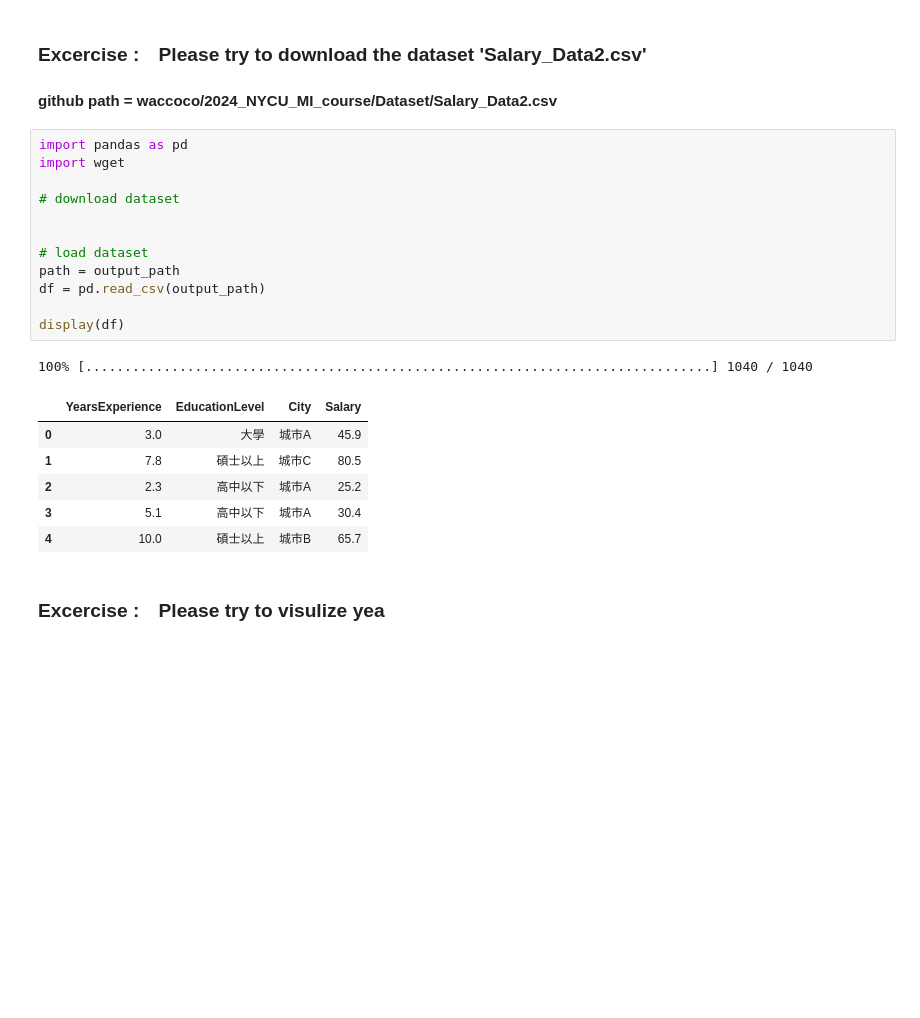
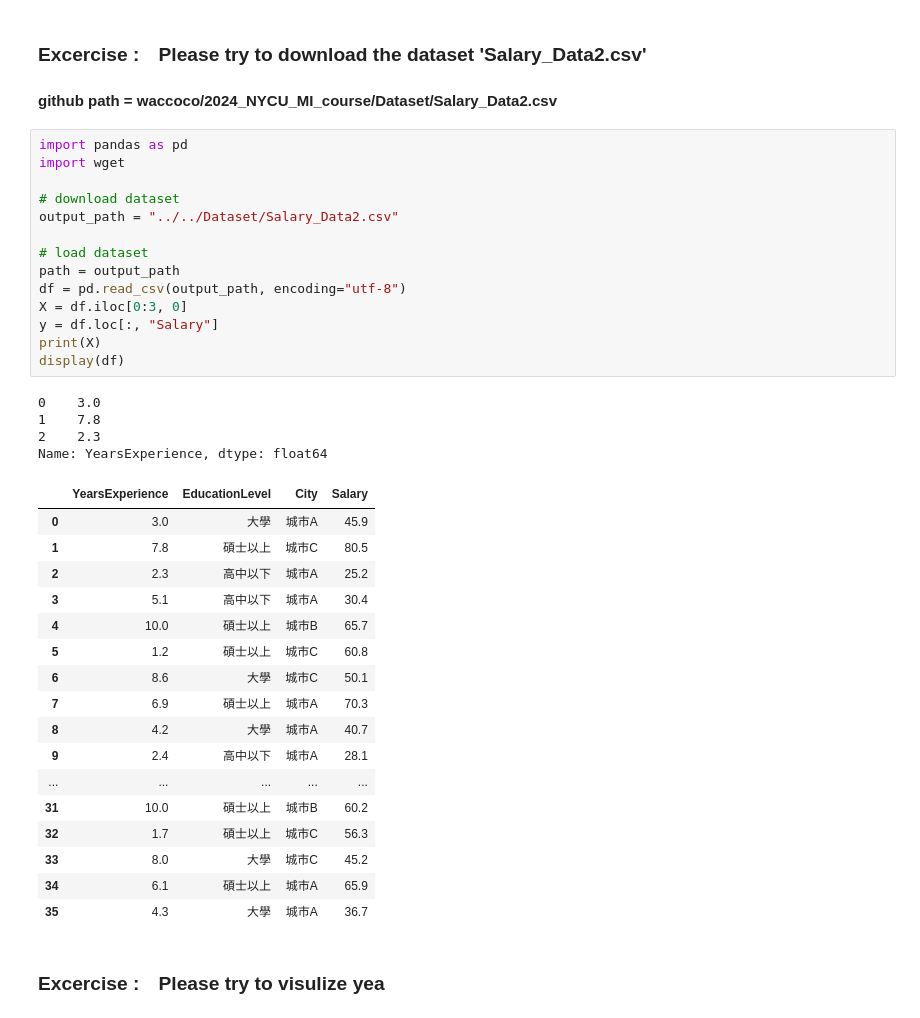
Before and after one commit to henry8248/mse_ml_course, a Jupyter notebook: 2024_NYCU_MI_course_to0319/240319/linear regression/1_Data_import_visulization_RandomSeed_Exercise.ipynb, the cells around one changed output. Saved outputs shown, nothing was run; the diff lists cells and outputs as text; blank space fills up the shorter version.

```diff
--- a/2024_NYCU_MI_course_to0319/240319/linear regression/1_Data_import_visulization_RandomSeed_Exercise.ipynb
+++ b/2024_NYCU_MI_course_to0319/240319/linear regression/1_Data_import_visulization_RandomSeed_Exercise.ipynb
@@ -117,23 +123,39 @@ fig.show()
 # %%
 import pandas as pd
 import wget
 
 # download dataset
-
+output_path = "../../Dataset/Salary_Data2.csv"
 
 # load dataset
 path = output_path
-df = pd.read_csv(output_path)
-
+df = pd.read_csv(output_path, encoding="utf-8")
+X = df.iloc[0:3, 0]
+y = df.loc[:, "Salary"]
+print(X)
 display(df)
 # %% [output]
-100% [................................................................................] 1040 / 1040
+0    3.0
+1    7.8
+2    2.3
+Name: YearsExperience, dtype: float64
 |  | YearsExperience | EducationLevel | City | Salary |
 | 0 | 3.0 | 大學 | 城市A | 45.9 |
 | 1 | 7.8 | 碩士以上 | 城市C | 80.5 |
 | 2 | 2.3 | 高中以下 | 城市A | 25.2 |
 | 3 | 5.1 | 高中以下 | 城市A | 30.4 |
 | 4 | 10.0 | 碩士以上 | 城市B | 65.7 |
+| 5 | 1.2 | 碩士以上 | 城市C | 60.8 |
+| 6 | 8.6 | 大學 | 城市C | 50.1 |
+| 7 | 6.9 | 碩士以上 | 城市A | 70.3 |
+| 8 | 4.2 | 大學 | 城市A | 40.7 |
+| 9 | 2.4 | 高中以下 | 城市A | 28.1 |
+| ... | ... | ... | ... | ... |
+| 31 | 10.0 | 碩士以上 | 城市B | 60.2 |
+| 32 | 1.7 | 碩士以上 | 城市C | 56.3 |
+| 33 | 8.0 | 大學 | 城市C | 45.2 |
+| 34 | 6.1 | 碩士以上 | 城市A | 65.9 |
+| 35 | 4.3 | 大學 | 城市A | 36.7 |
 # %% [markdown]
 ### Excercise :　Please try to visulize yea
 # %%
```
Also changed, not shown: parts of 8 cells of this notebook, 1 other file.
